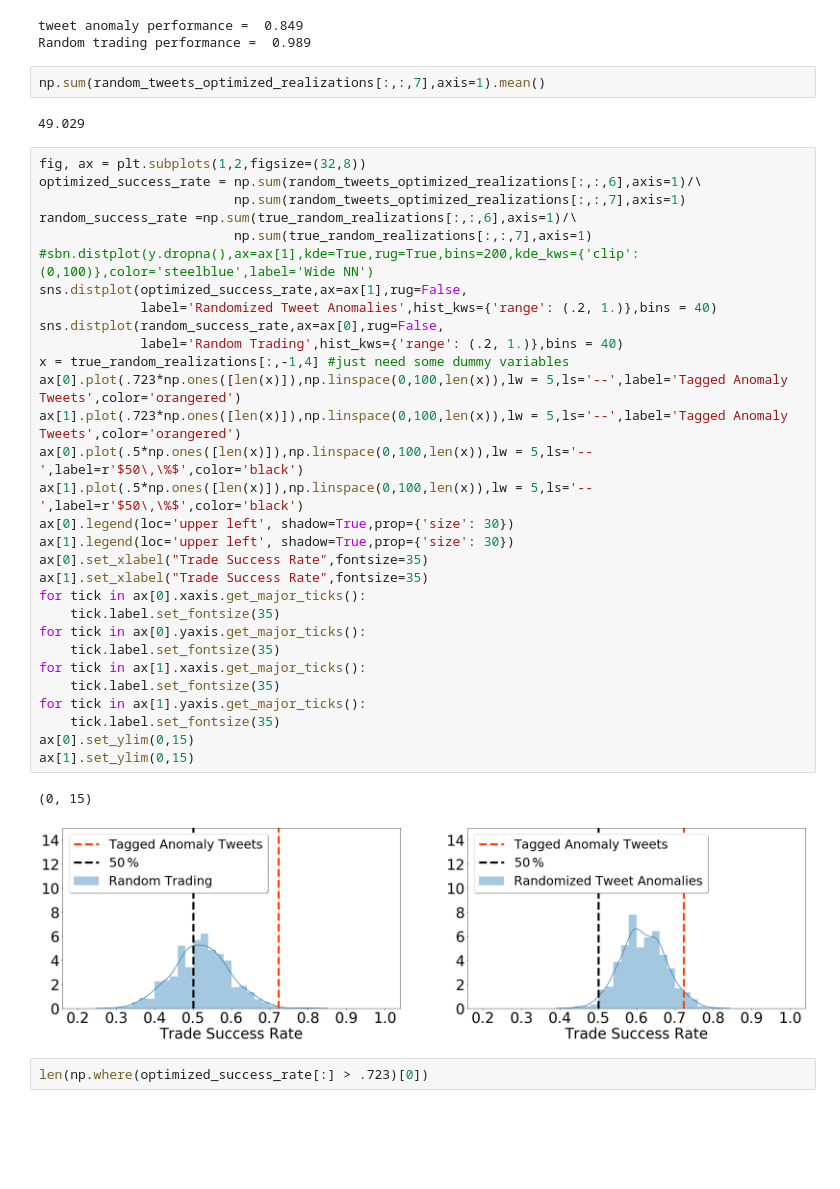
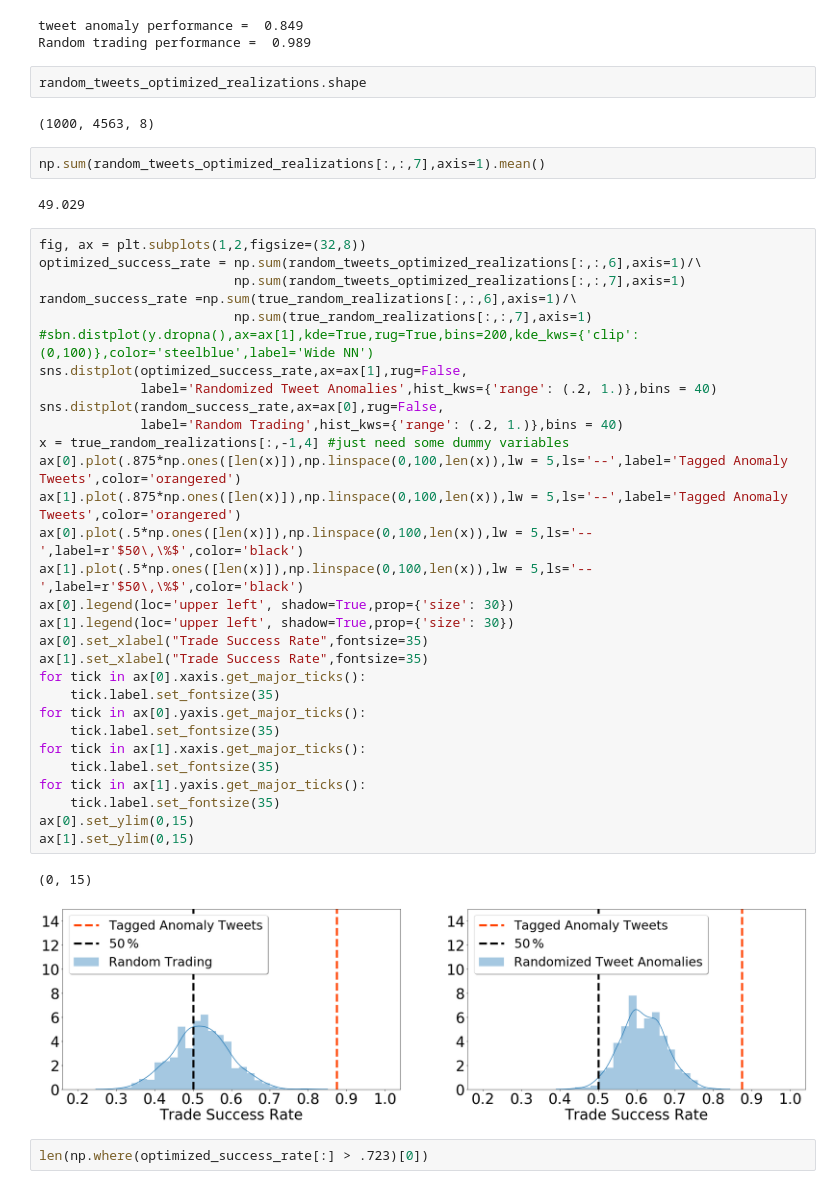
Before and after one commit to JFCherry/Insight-Data-Science-Project, a Jupyter notebook: notebooks/trading_strategy_tester.ipynb, the cells around one changed output. Drawn from its saved outputs; the diff is of its cells as text; blank space fills up the shorter version.

```diff
--- a/notebooks/trading_strategy_tester.ipynb
+++ b/notebooks/trading_strategy_tester.ipynb
@@ -1221,6 +1228,10 @@ print ("Random trading performance = ",1.-len(np.where(true_random_realizations[
 # %% [output]
 tweet anomaly performance =  0.849
 Random trading performance =  0.989
+# %%
+random_tweets_optimized_realizations.shape
+# %% [output]
+(1000, 4563, 8)
 # %%
 np.sum(random_tweets_optimized_realizations[:,:,7],axis=1).mean()
 # %% [output]
@@ -1228,36 +1239,36 @@ np.sum(random_tweets_optimized_realizations[:,:,7],axis=1).mean()
 # %%
 fig, ax = plt.subplots(1,2,figsize=(32,8))
 optimized_success_rate = np.sum(random_tweets_optimized_realizations[:,:,6],axis=1)/\
                          np.sum(random_tweets_optimized_realizations[:,:,7],axis=1)
 random_success_rate =np.sum(true_random_realizations[:,:,6],axis=1)/\
                          np.sum(true_random_realizations[:,:,7],axis=1)
 #sbn.distplot(y.dropna(),ax=ax[1],kde=True,rug=True,bins=200,kde_kws={'clip':(0,100)},color='steelblue',label='Wide NN')
 sns.distplot(optimized_success_rate,ax=ax[1],rug=False,
              label='Randomized Tweet Anomalies',hist_kws={'range': (.2, 1.)},bins = 40)
 sns.distplot(random_success_rate,ax=ax[0],rug=False,
              label='Random Trading',hist_kws={'range': (.2, 1.)},bins = 40)
 x = true_random_realizations[:,-1,4] #just need some dummy variables
-ax[0].plot(.723*np.ones([len(x)]),np.linspace(0,100,len(x)),lw = 5,ls='--',label='Tagged Anomaly Tweets',color='orangered')
-ax[1].plot(.723*np.ones([len(x)]),np.linspace(0,100,len(x)),lw = 5,ls='--',label='Tagged Anomaly Tweets',color='orangered')
+ax[0].plot(.875*np.ones([len(x)]),np.linspace(0,100,len(x)),lw = 5,ls='--',label='Tagged Anomaly Tweets',color='orangered')
+ax[1].plot(.875*np.ones([len(x)]),np.linspace(0,100,len(x)),lw = 5,ls='--',label='Tagged Anomaly Tweets',color='orangered')
 ax[0].plot(.5*np.ones([len(x)]),np.linspace(0,100,len(x)),lw = 5,ls='--',label=r'$50\,\%$',color='black')
 ax[1].plot(.5*np.ones([len(x)]),np.linspace(0,100,len(x)),lw = 5,ls='--',label=r'$50\,\%$',color='black')
 ax[0].legend(loc='upper left', shadow=True,prop={'size': 30})
 ax[1].legend(loc='upper left', shadow=True,prop={'size': 30})
 ax[0].set_xlabel("Trade Success Rate",fontsize=35)
 ax[1].set_xlabel("Trade Success Rate",fontsize=35)
 for tick in ax[0].xaxis.get_major_ticks():
     tick.label.set_fontsize(35)
 for tick in ax[0].yaxis.get_major_ticks():
     tick.label.set_fontsize(35)
 for tick in ax[1].xaxis.get_major_ticks():
     tick.label.set_fontsize(35)
 for tick in ax[1].yaxis.get_major_ticks():
     tick.label.set_fontsize(35)
 ax[0].set_ylim(0,15)
 ax[1].set_ylim(0,15)
 # %% [output]
 (0, 15)
-[figure, old version]
+[figure, new version]
 # %%
 len(np.where(optimized_success_rate[:] > .723)[0])
 # %% [output]
```
Also changed, not shown: parts of 6 cells of this notebook, 2 other files.
